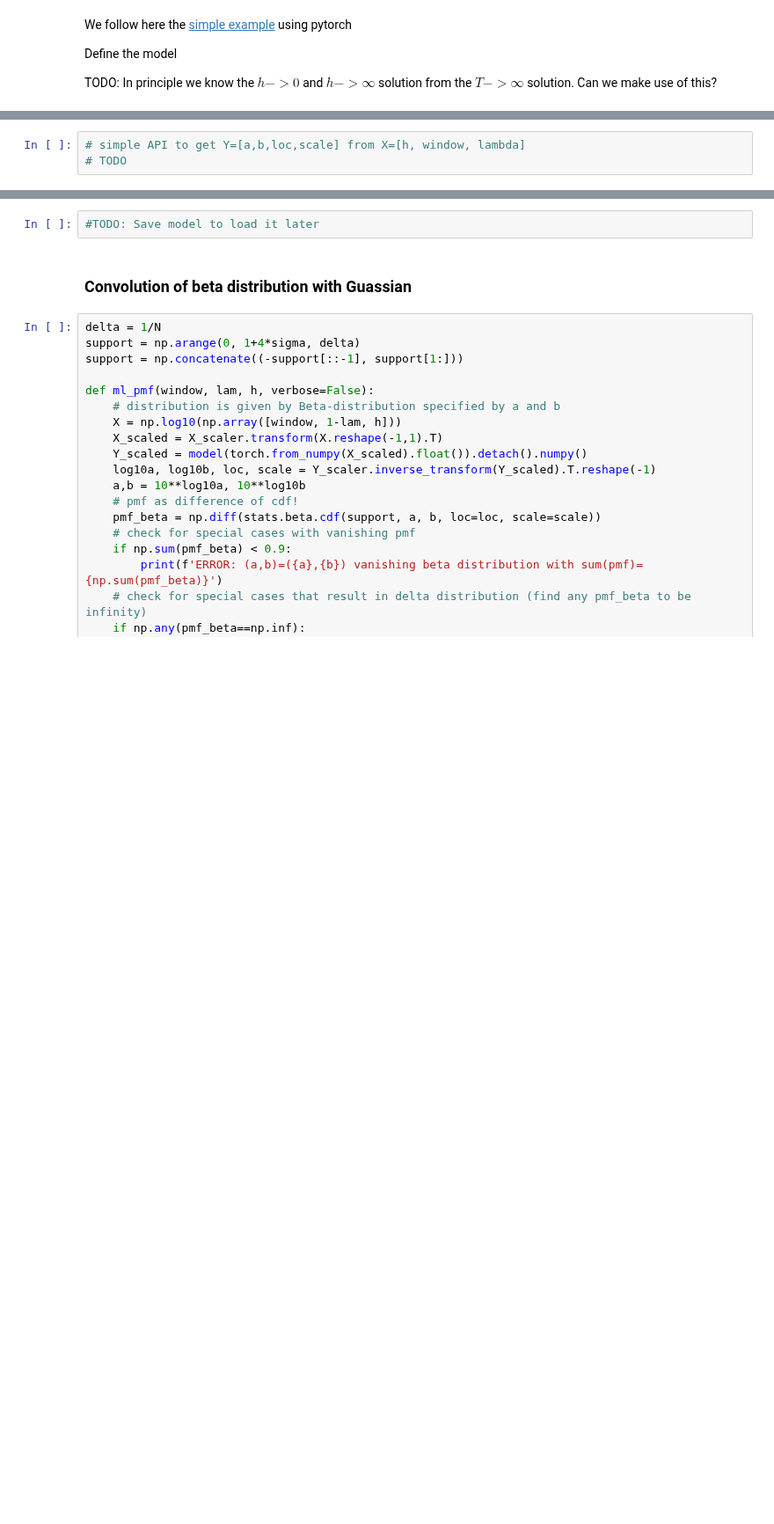
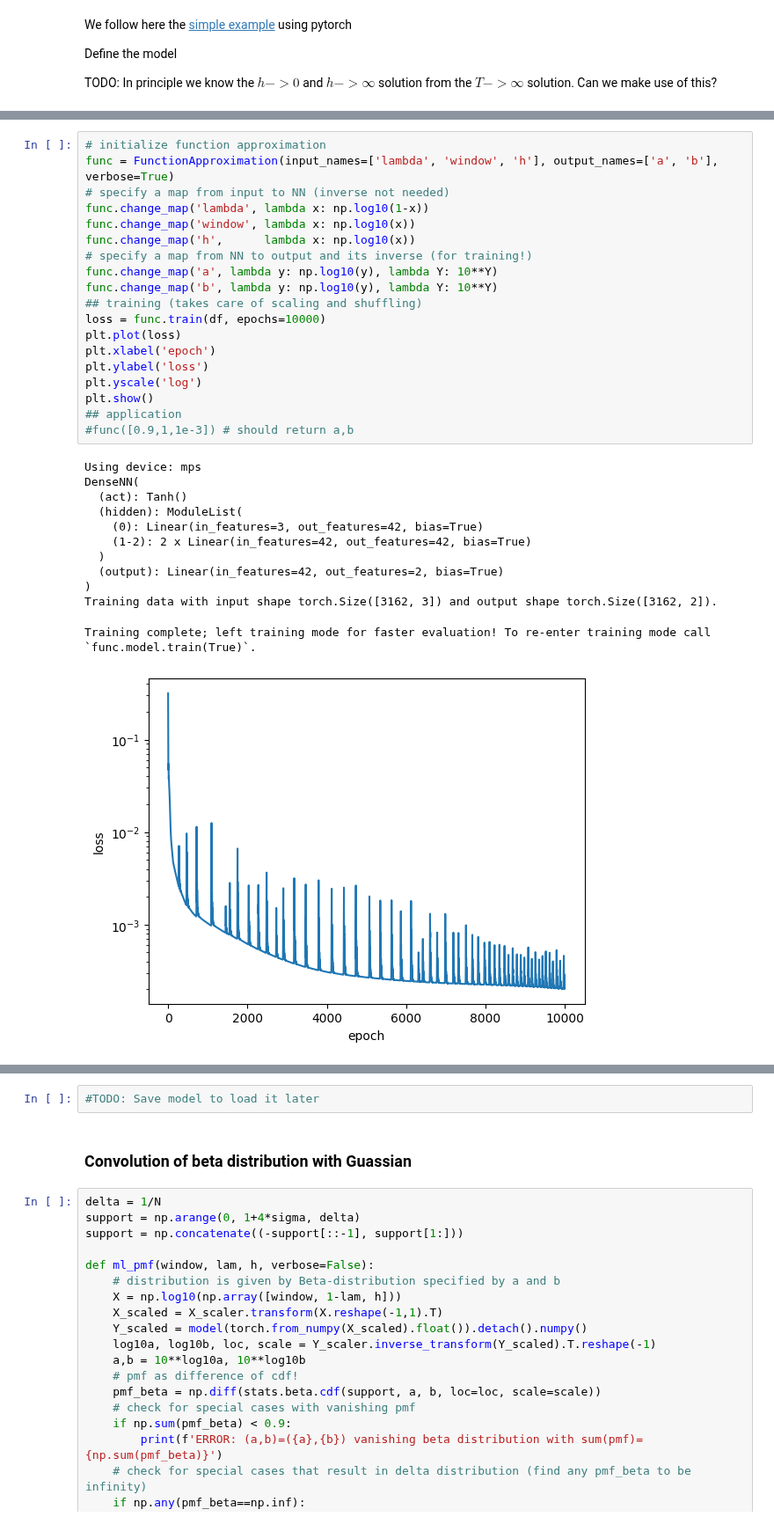
Before and after one commit to sahelazizpour/Finite-Observation-Dynamic-Range, a Jupyter notebook: 0_update/3_train_neural_network.ipynb, the cells around one changed output, grey strips where cells are left out. Shown at 88% size. Cells and saved outputs as stored; diff of their text form; blank space fills up the shorter version.

```diff
--- a/0_update/3_train_neural_network.ipynb
+++ b/0_update/3_train_neural_network.ipynb
@@ -245,6 +251,35 @@ plt.show()
-# %%
-# simple API to get Y=[a,b,loc,scale] from X=[h, window, lambda]
-# TODO
+# %%
+# initialize function approximation
+func = FunctionApproximation(input_names=['lambda', 'window', 'h'], output_names=['a', 'b'], verbose=True)
+# specify a map from input to NN (inverse not needed)
+func.change_map('lambda', lambda x: np.log10(1-x))
+func.change_map('window', lambda x: np.log10(x))
+func.change_map('h',      lambda x: np.log10(x))
+# specify a map from NN to output and its inverse (for training!)
+func.change_map('a', lambda y: np.log10(y), lambda Y: 10**Y)
+func.change_map('b', lambda y: np.log10(y), lambda Y: 10**Y)
+## training (takes care of scaling and shuffling)
+loss = func.train(df, epochs=10000)
+plt.plot(loss)
+plt.xlabel('epoch')
+plt.ylabel('loss')
+plt.yscale('log')
+plt.show()
+## application
+#func([0.9,1,1e-3]) # should return a,b
+# %% [output]
+Using device: mps
+DenseNN(
+  (act): Tanh()
+  (hidden): ModuleList(
+    (0): Linear(in_features=3, out_features=42, bias=True)
+    (1-2): 2 x Linear(in_features=42, out_features=42, bias=True)
+  )
+  (output): Linear(in_features=42, out_features=2, bias=True)
+)
+Training data with input shape torch.Size([3162, 3]) and output shape torch.Size([3162, 2]).
+Training complete; left training mode for faster evaluation! To re-enter training mode call `func.model.train(True)`.
+[figure, added]
 # %%
 import itertools
 import matplotlib.pyplot as plt
```
Also changed, not shown: parts of 6 cells of this notebook, 2 other files.
